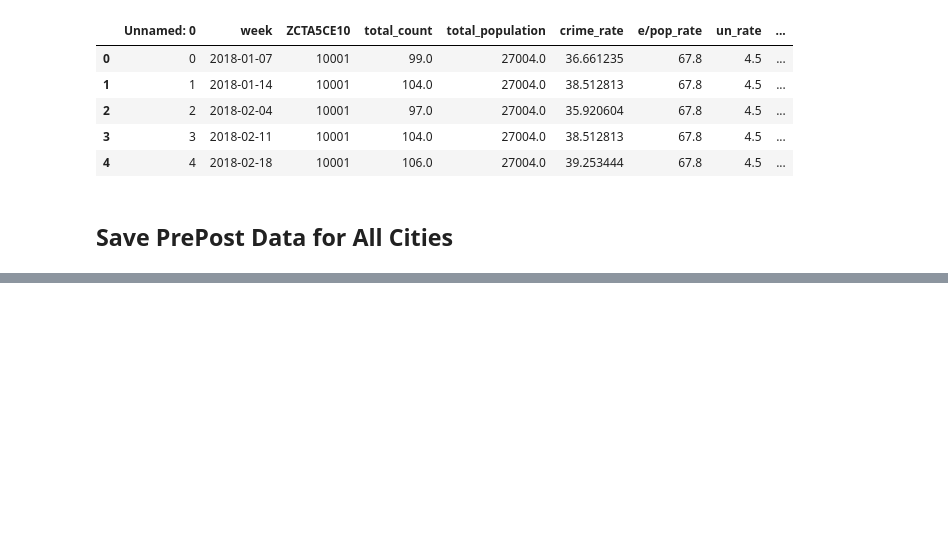
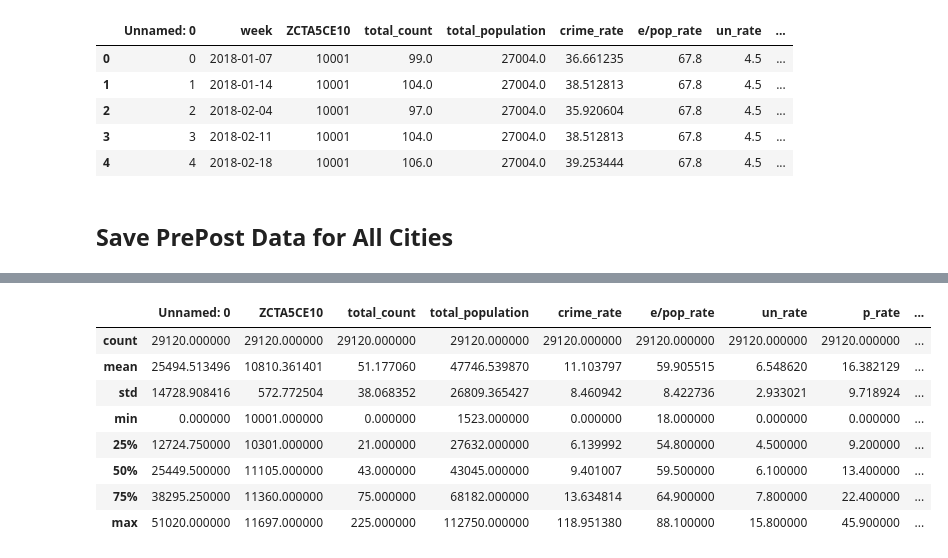
Before and after one commit to bail-reform/NYC, a Jupyter notebook: parallel_trend_analysis.ipynb, the cells around one changed output, grey strips where cells are left out. Drawn from its saved outputs; the diff is of its cells as text; code cells hidden in the pictures; blank space fills up the shorter version.

```diff
--- a/parallel_trend_analysis.ipynb
+++ b/parallel_trend_analysis.ipynb
@@ -266,0 +228,12 @@ seattle_prepost = seattle[(seattle['week'] >= '2018-01-01') & (seattle['week'] <
+# %%
+nyc_prepost.describe()
+# %% [output]
+|  | Unnamed: 0 | ZCTA5CE10 | total_count | total_population | crime_rate | e/pop_rate | un_rate | p_rate | ... |
+| count | 29120.000000 | 29120.000000 | 29120.000000 | 29120.000000 | 29120.000000 | 29120.000000 | 29120.000000 | 29120.000000 | ... |
+| mean | 25494.513496 | 10810.361401 | 51.177060 | 47746.539870 | 11.103797 | 59.905515 | 6.548620 | 16.382129 | ... |
+| std | 14728.908416 | 572.772504 | 38.068352 | 26809.365427 | 8.460942 | 8.422736 | 2.933021 | 9.718924 | ... |
+| min | 0.000000 | 10001.000000 | 0.000000 | 1523.000000 | 0.000000 | 18.000000 | 0.000000 | 0.000000 | ... |
+| 25% | 12724.750000 | 10301.000000 | 21.000000 | 27632.000000 | 6.139992 | 54.800000 | 4.500000 | 9.200000 | ... |
+| 50% | 25449.500000 | 11105.000000 | 43.000000 | 43045.000000 | 9.401007 | 59.500000 | 6.100000 | 13.400000 | ... |
+| 75% | 38295.250000 | 11360.000000 | 75.000000 | 68182.000000 | 13.634814 | 64.900000 | 7.800000 | 22.400000 | ... |
+| max | 51020.000000 | 11697.000000 | 225.000000 | 112750.000000 | 118.951380 | 88.100000 | 15.800000 | 45.900000 | ... |
```
Also changed, not shown: parts of 44 cells of this notebook.
